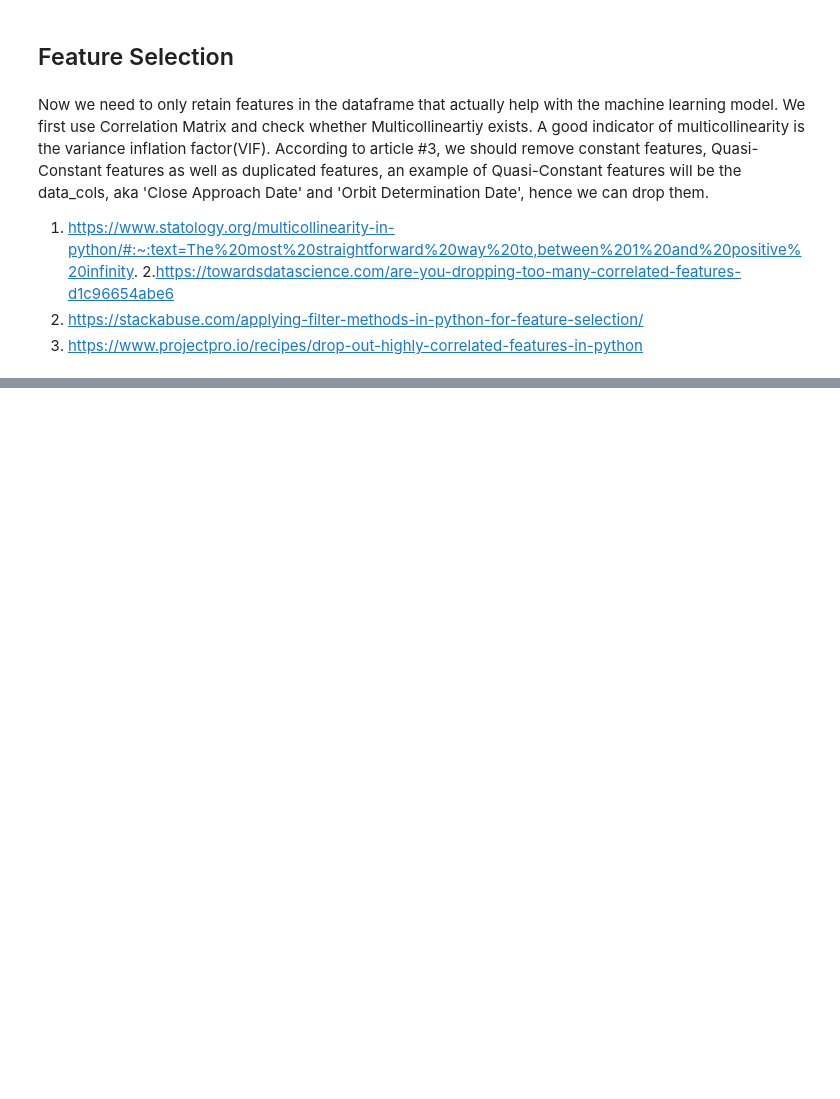
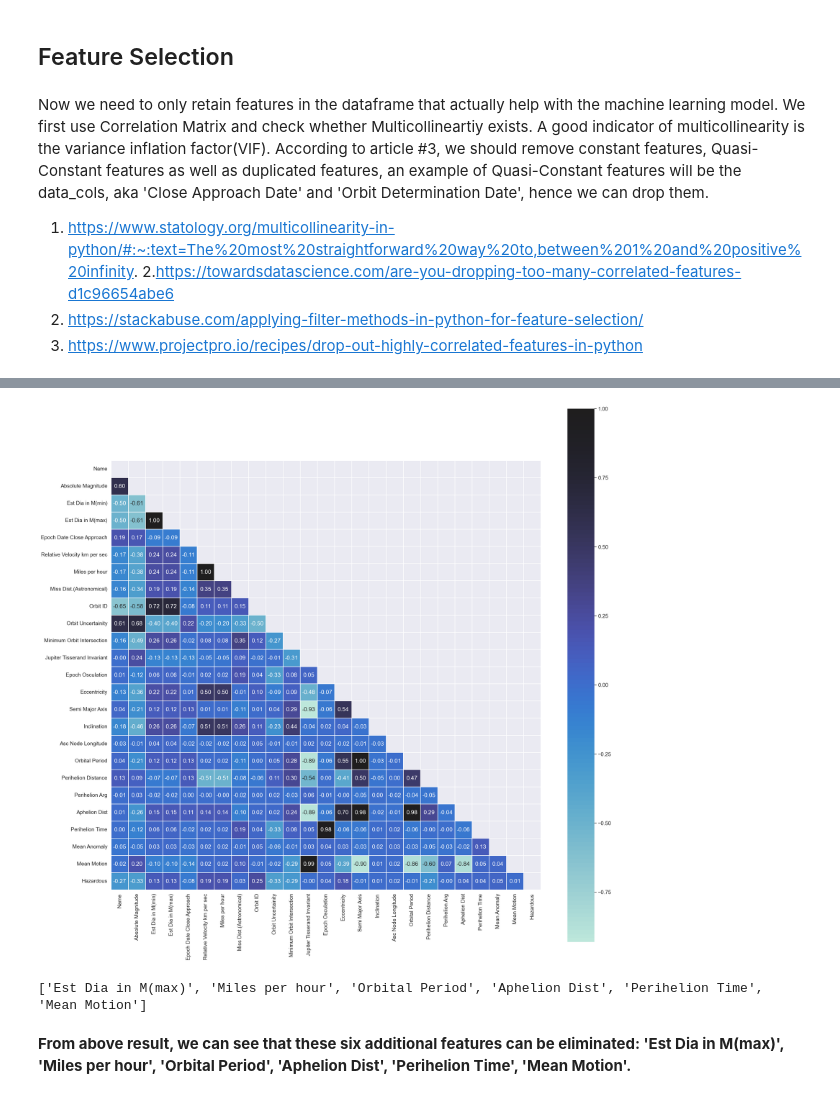
Before and after one commit to alisonjing/DTSA5506-Data-Mining-Project, a Jupyter notebook: NASA_Asteroid_Classification.ipynb, the cells around one changed output, grey strips where cells are left out. Saved outputs shown, nothing was run; the diff lists cells and outputs as text; code cells hidden in the pictures; blank space fills up the shorter version.

```diff
--- a/NASA_Asteroid_Classification.ipynb
+++ b/NASA_Asteroid_Classification.ipynb
@@ -327,0 +453,31 @@ New_X
+# %%
+# First we create a new correlation matrix based on the new dataframe with 25 remaining features
+
+correlation_matrix = nasa_dropped_new.corr()
+mask = np.triu(np.ones_like(correlation_matrix, dtype=np.bool_))
+f, ax = plt.subplots(figsize=(25,25))
+cmap = sns.diverging_palette(255, 0, as_cmap=True)
+
+sns.set(font_scale= 1.25)
+sns.heatmap(correlation_matrix, mask=mask, vmax=None, xticklabels=1, yticklabels=1,center = 1, square= True, annot=True,
+           linewidth = .3, ax=ax, fmt=".2f")
+
+upper_triangle = correlation_matrix.where(np.triu(np.ones(correlation_matrix.shape), k=1).astype(np.bool_))
+
+#Reference
+
+#1 https://www.python-graph-gallery.com/92-control-color-in-seaborn-heatmaps
+# %% [output]
+[figure, added]
+# %%
+# Based on Kaggle's Comprehensive Guide on Feature Selection, it's recommended to drop feature columns with correlation > 0.9
+
+features_to_drop = [column for column in upper_triangle.columns if any(upper_triangle[column]>0.9)]
+print(features_to_drop)
+
+# Reference
+#1.https://www.kaggle.com/code/prashant111/comprehensive-guide-on-feature-selection
+# %% [output]
+['Est Dia in M(max)', 'Miles per hour', 'Orbital Period', 'Aphelion Dist', 'Perihelion Time', 'Mean Motion']
+# %% [markdown]
+**From above result, we can see that these six additional features can be eliminated: 'Est Dia in M(max)', 'Miles per hour', 'Orbital Period', 'Aphelion Dist', 'Perihelion Time', 'Mean Motion'.**
```
Also changed, not shown: parts of 22 cells of this notebook.
